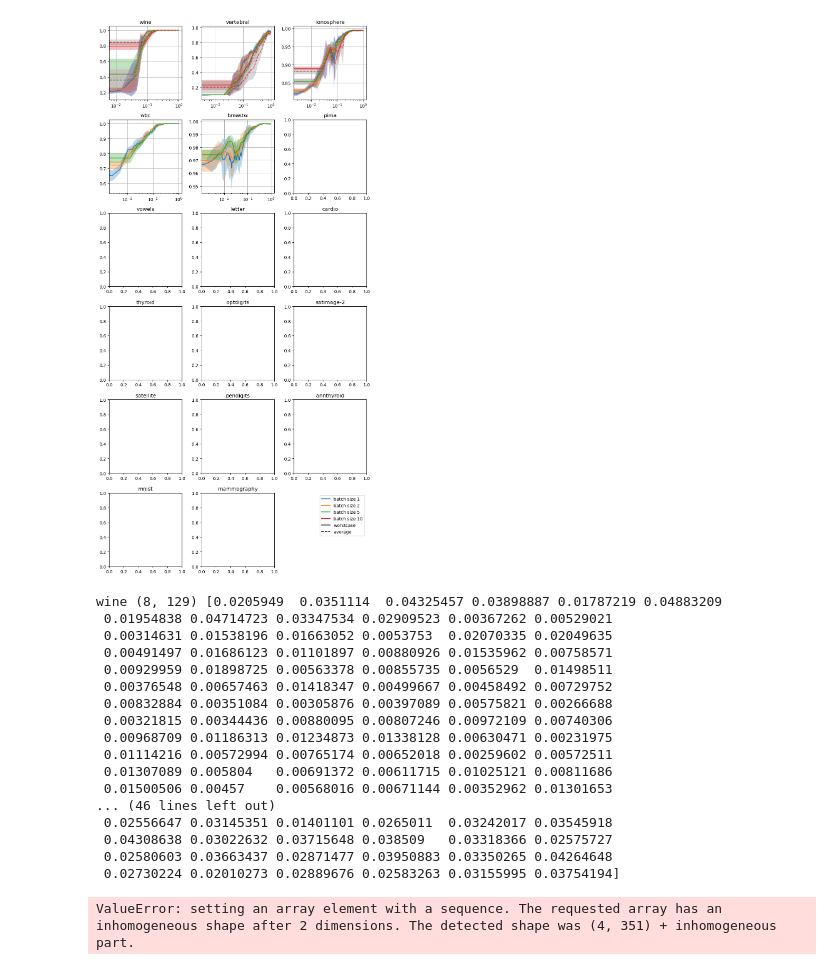
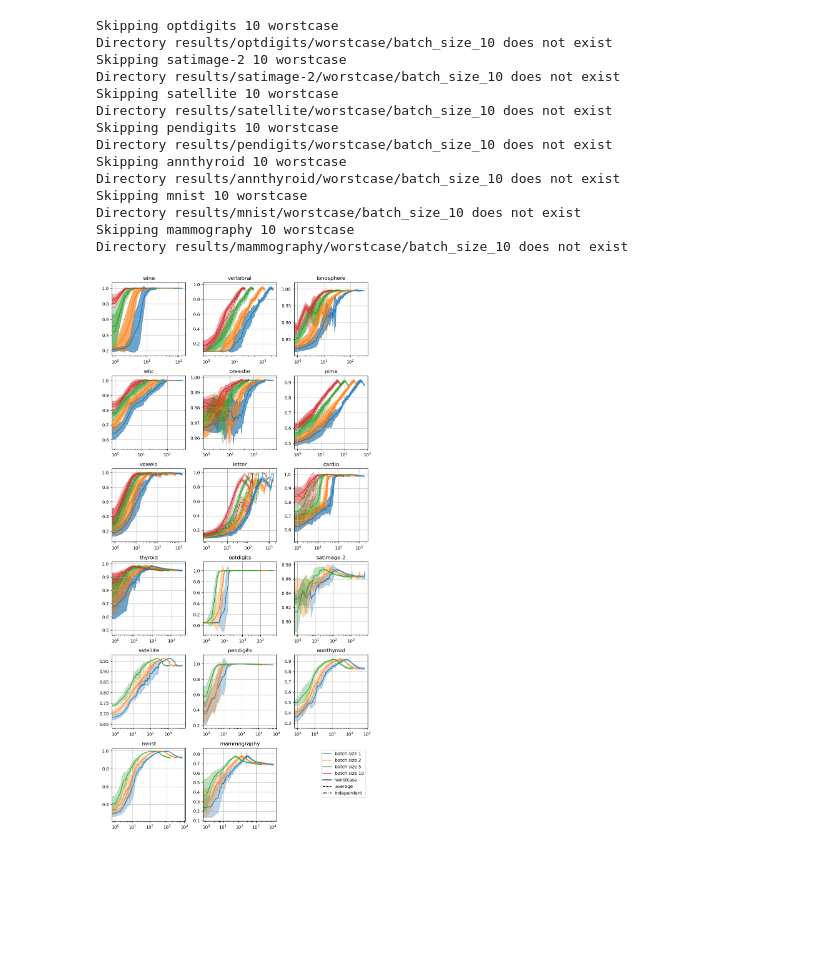
Before and after one commit to davidesartor/balif, a Jupyter notebook: plots.ipynb, the cells around one changed output. Cells and saved outputs as stored; diff of their text form; code cells hidden in the pictures; blank space fills up the shorter version.

```diff
--- a/plots.ipynb
+++ b/plots.ipynb
@@ -7,80 +7,71 @@ import odds_datasets
 
 def load_sims(dataset, batch_size, strategy):
     save_dir = f"results/{dataset}/{strategy}/batch_size_{batch_size}"
-    files = (f"{save_dir}/{f}" for f in os.listdir(save_dir))
+    if not os.path.exists(save_dir):
+        path1 = f"results/{dataset}/worstcase/batch_size_{batch_size}"
+        path2 = f"results/{dataset}/average/batch_size_{batch_size}"
+        path3 = f"results/{dataset}/independent/batch_size_{batch_size}"
+        assert not os.path.exists(path1), f"Path {path1} exists but not {save_dir}"
+        assert not os.path.exists(path2), f"Path {path2} exists but not {save_dir}"
+        assert not os.path.exists(path3), f"Path {path3} exists but not {save_dir}"
+        print(f"Skipping {dataset} {batch_size} {strategy}")
+        print(f"Directory {save_dir} does not exist")
+    files = [f"{save_dir}/{f}" for f in os.listdir(save_dir)]
+    if len(files) != 10:
+        print(f"Skipping {dataset} {batch_size} {strategy}")
+        print(f"Found {len(files)} files")
     sim = np.stack([np.load(f)["avp"] for f in files], axis=-1)
     return sim
 
 
-def plot_sim(dataset, batch_sizes=[1, 2, 5, 10], strategies=["worstcase", "average"]):
+def plot_sim(dataset, batch_sizes=[1, 2, 5, 10], strategies=["worstcase", "average", "independent"]):
     if dataset == "legend":
         for batch_size, color in zip(batch_sizes, plt.cm.tab10.colors):
             plt.plot([], [], label=f"batch size {batch_size}", color=color)
 
         for strategy, linestyle in zip(strategies, ["-", "--", "-.", ":"]):
             plt.plot([], [], label=strategy, linestyle=linestyle, color="black")
         plt.legend()
         return
-    for strategy, linestyle in zip(strategies, ["-", "--", "-.", ":"]):
+    for strategy, linestyle in zip(strategies, ["-", "--", ":"]):
         for batch_size, color in zip(batch_sizes, plt.cm.tab10.colors):
             sim = load_sims(dataset, batch_size, strategy)
-            x = np.arange(len(sim)) / len(sim)
+            x = np.arange(len(sim))
             value = sim.mean(-1)
             lb = value - sim.std(-1)
             ub = value + sim.std(-1)
             plt.semilogx(x, value, color=color, linestyle=linestyle)
-            plt.fill_between(x, lb, ub, alpha=0.3)
+            plt.fill_between(x, lb, ub, alpha=0.3, color=color)
             plt.grid(True)
 
 
 plt.figure(figsize=(9, 18))
 for i, dataset in enumerate(odds_datasets.datasets_names):
     plt.subplot(6, 3, i + 1)
     plt.title(f"{dataset}")
     try:
         plot_sim(dataset)
     except:
         pass
-
 plt.subplot(6, 3, 18)
 plot_sim("legend")
 plt.axis("off")
 plt.tight_layout()
 plt.savefig("results/plot.pdf")
 plt.show()
 # %% [output]
+Skipping optdigits 10 worstcase
+Directory results/optdigits/worstcase/batch_size_10 does not exist
+Skipping satimage-2 10 worstcase
+Directory results/satimage-2/worstcase/batch_size_10 does not exist
+Skipping satellite 10 worstcase
+Directory results/satellite/worstcase/batch_size_10 does not exist
+Skipping pendigits 10 worstcase
+Directory results/pendigits/worstcase/batch_size_10 does not exist
+Skipping annthyroid 10 worstcase
+Directory results/annthyroid/worstcase/batch_size_10 does not exist
+Skipping mnist 10 worstcase
+Directory results/mnist/worstcase/batch_size_10 does not exist
+Skipping mammography 10 worstcase
+Directory results/mammography/worstcase/batch_size_10 does not exist
-[figure, old version]
+[figure, new version]
-# %%
-def load(dataset, strategy, batch_size):
-    save_dir = f"results/{dataset}/{strategy}/batch_size_{batch_size}"
-    files = (f"{save_dir}/{f}" for f in os.listdir(save_dir))
-    sim = np.stack([np.load(f)["scores"] for f in files], -1)
-    return sim
-
-
-for i, dataset in enumerate(odds_datasets.datasets_names):
-    sims = [
-        [load(dataset, strategy, batch_size)[-1] for batch_size in [1, 2, 5, 10]]
-        for strategy in ["worstcase", "average"]
-    ]
-    sims = np.stack(sims)[..., 0].reshape(8, -1)
-    print(dataset, sims.shape, sims.std(0))
-# %% [output]
-wine (8, 129) [0.0205949  0.0351114  0.04325457 0.03898887 0.01787219 0.04883209
- 0.01954838 0.04714723 0.03347534 0.02909523 0.00367262 0.00529021
- 0.00314631 0.01538196 0.01663052 0.0053753  0.02070335 0.02049635
- 0.00491497 0.01686123 0.01101897 0.00880926 0.01535962 0.00758571
- 0.00929959 0.01898725 0.00563378 0.00855735 0.0056529  0.01498511
- 0.00376548 0.00657463 0.01418347 0.00499667 0.00458492 0.00729752
- 0.00832884 0.00351084 0.00305876 0.00397089 0.00575821 0.00266688
- 0.00321815 0.00344436 0.00880095 0.00807246 0.00972109 0.00740306
- 0.00968709 0.01186313 0.01234873 0.01338128 0.00630471 0.00231975
- 0.01114216 0.00572994 0.00765174 0.00652018 0.00259602 0.00572511
- 0.01307089 0.005804   0.00691372 0.00611715 0.01025121 0.00811686
- 0.01500506 0.00457    0.00568016 0.00671144 0.00352962 0.01301653
-... (46 lines left out)
- 0.02556647 0.03145351 0.01401101 0.0265011  0.03242017 0.03545918
- 0.04308638 0.03022632 0.03715648 0.038509   0.03318366 0.02575727
- 0.02580603 0.03663437 0.02871477 0.03950883 0.03350265 0.04264648
- 0.02730224 0.02010273 0.02889676 0.02583263 0.03155995 0.03754194]
-ValueError: setting an array element with a sequence. The requested array has an inhomogeneous shape after 2 dimensions. The detected shape was (4, 351) + inhomogeneous part.
```
Also changed, not shown: 3 other files.
